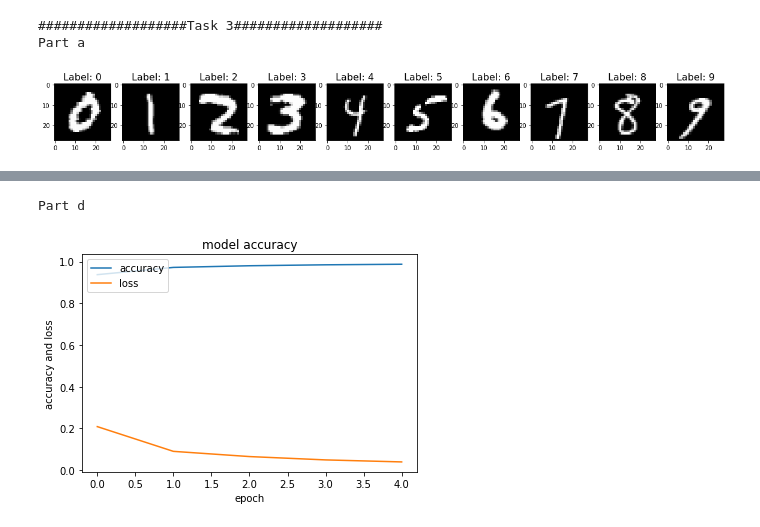
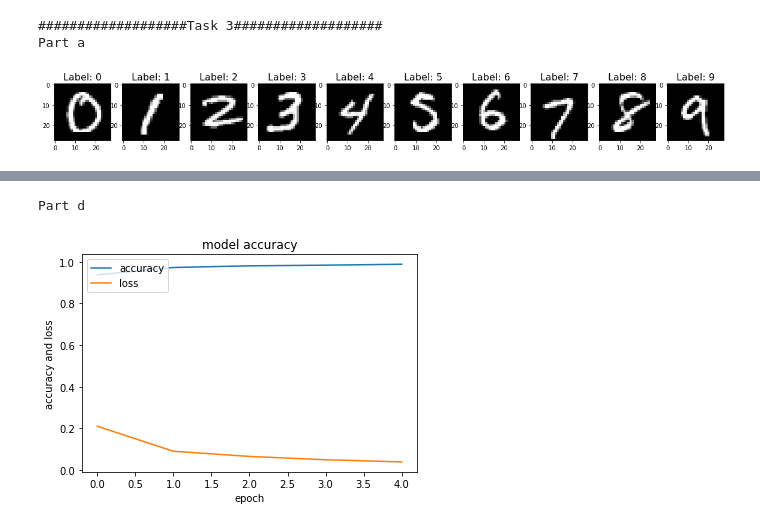
Before and after one commit to AppleAlex99/ML, a Jupyter notebook: src/e4/jupyterMain.ipynb, the cells around one changed output, grey strips where cells are left out. Cells and saved outputs as stored; diff of their text form; code cells hidden in the pictures.

```diff
--- a/src/e4/jupyterMain.ipynb
+++ b/src/e4/jupyterMain.ipynb
@@ -9,29 +11,29 @@ print("###################Task 1###################")
 # %%
 print("###################Task 3###################")
 tf.random.set_seed(11)
 
 print("Part a")
 
 (x_train_03, y_train_03), (x_test_03, y_test_03) = tf.keras.datasets.mnist.load_data(path='mnist.npz')
 
 # Visualize the data
 f, ax = plt.subplots(1, 10, figsize=(20, 20))
 
 for i in range(0, 10):
-    sample = x_train_03[y_train_03 == i][3]
+    sample = x_train_03[y_train_03 == i][11]
     ax[i].imshow(sample, cmap='gray')
     ax[i].set_title("Label: {}".format(i), fontsize=16)
 
 # plt.show()
 
 # Scale the data
 scaler = MinMaxScaler()
 x_train_03 = scaler.fit_transform(x_train_03.reshape(-1, x_train_03.shape[-1])).reshape(x_train_03.shape)
 x_test_03 = scaler.transform(x_test_03.reshape(-1, x_test_03.shape[-1])).reshape(x_test_03.shape)
 # %% [output]
 ###################Task 3###################
 Part a
-[figure, old version]
+[figure, new version]
 # %%
 print("Part b")
 # Create Neural Network
```
Also changed, not shown: parts of 3 cells of this notebook, 3 other files.
